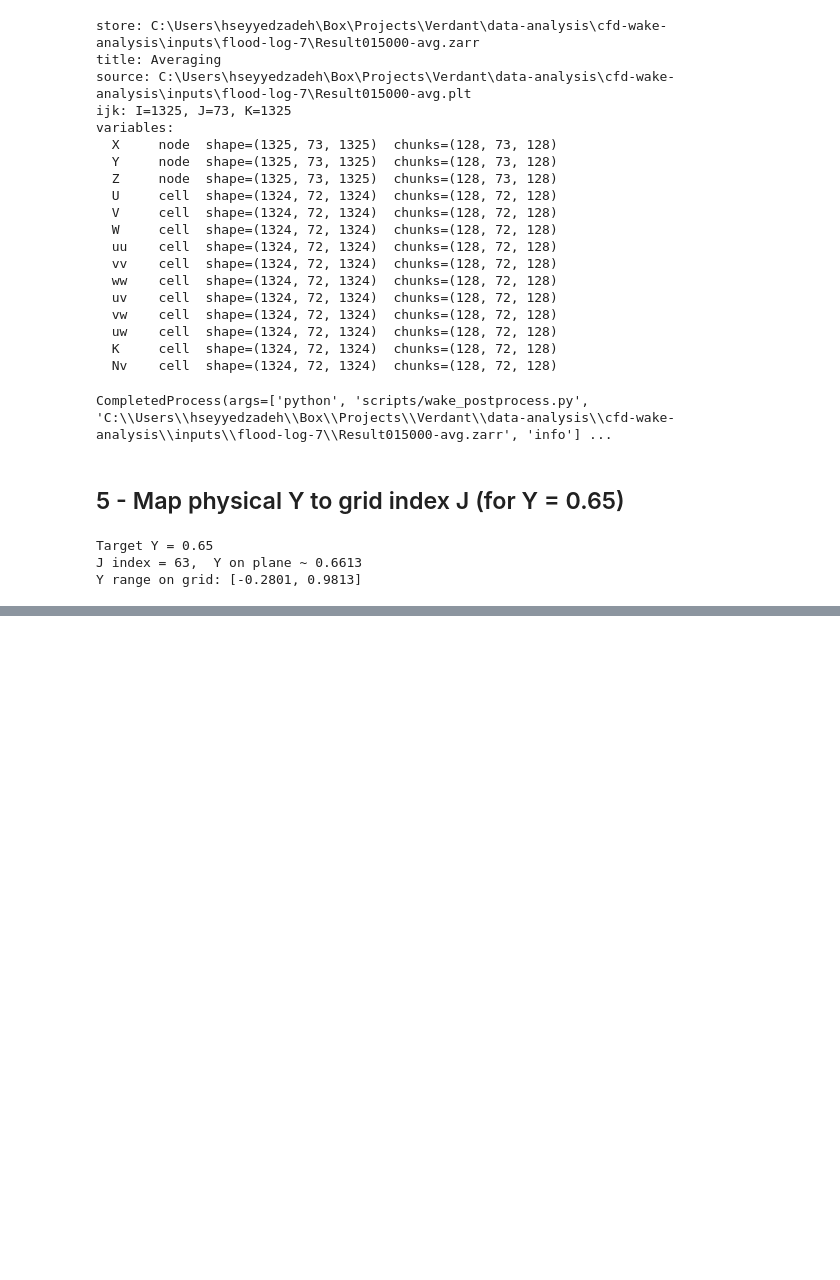
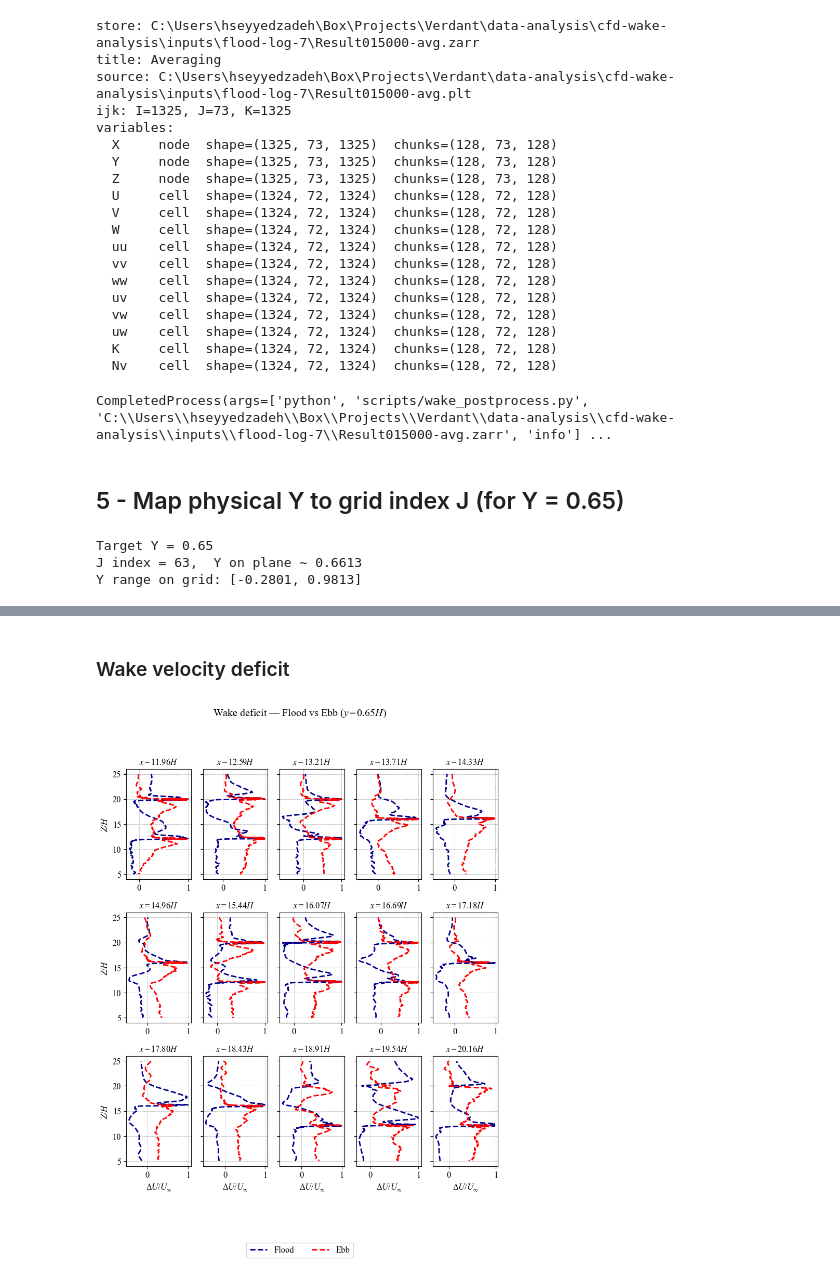
Before and after one commit to hosseinsz93/verdant-post-processing, a Jupyter notebook: wake1.ipynb, the cells around one changed output, grey strips where cells are left out. Drawn from its saved outputs; the diff is of its cells as text; code cells hidden in the pictures; blank space fills up the shorter version.

```diff
--- a/wake1.ipynb
+++ b/wake1.ipynb
@@ -153,0 +401,15 @@ plt.show()
+# %% [markdown]
+### Wake velocity deficit
+# %%
+# Run the streamwise-speed cell above first (defines plot_flood_ebb_panels).
+assert line_dfs_flood and line_dfs_ebb, 'Run section 7 extraction first.'
+
+plot_flood_ebb_panels(
+    line_dfs_flood,
+    line_dfs_ebb,
+    value_col='wake_deficit',
+    xlabel=r'$\Delta U/U_{\infty}$',
+    suptitle=f'Wake deficit — Flood vs Ebb ($y={TARGET_Y}H$)',
+)
+# %% [output]
+[figure, added]
```
Also changed, not shown: parts of 9 cells of this notebook, 1 other file.
